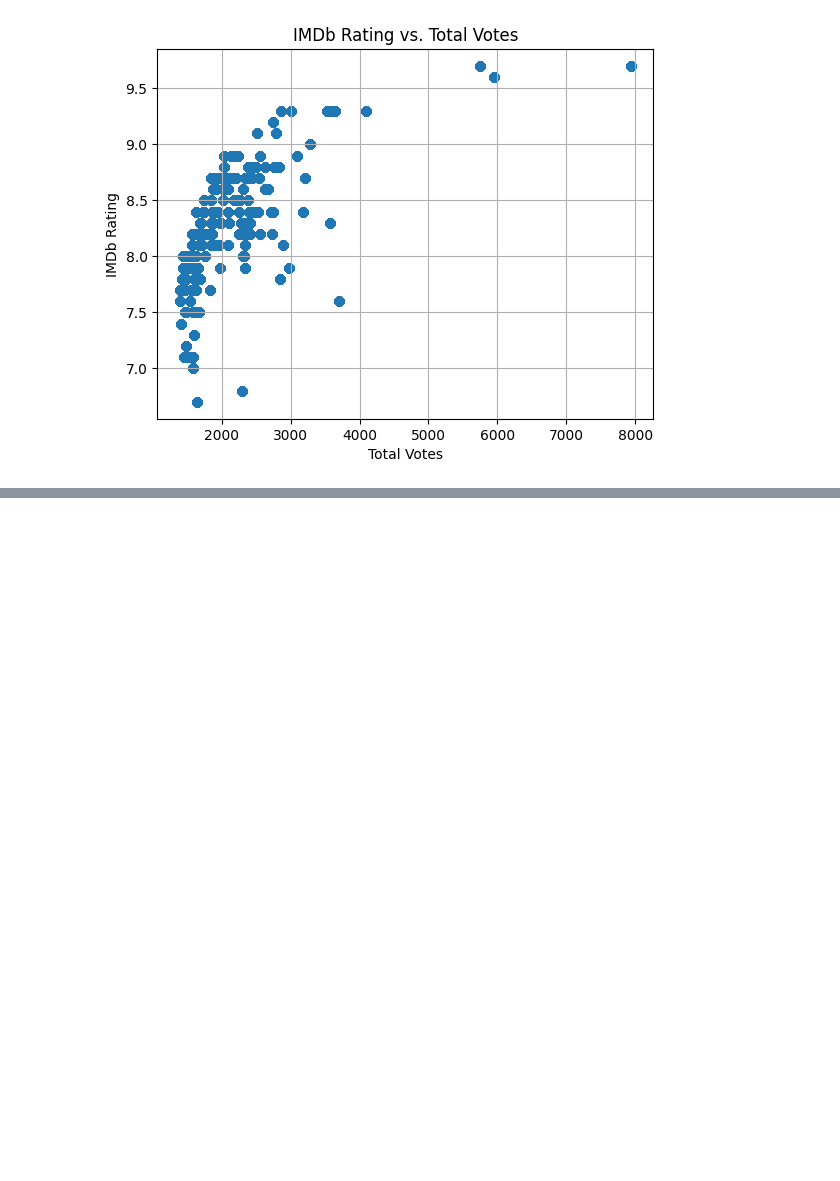
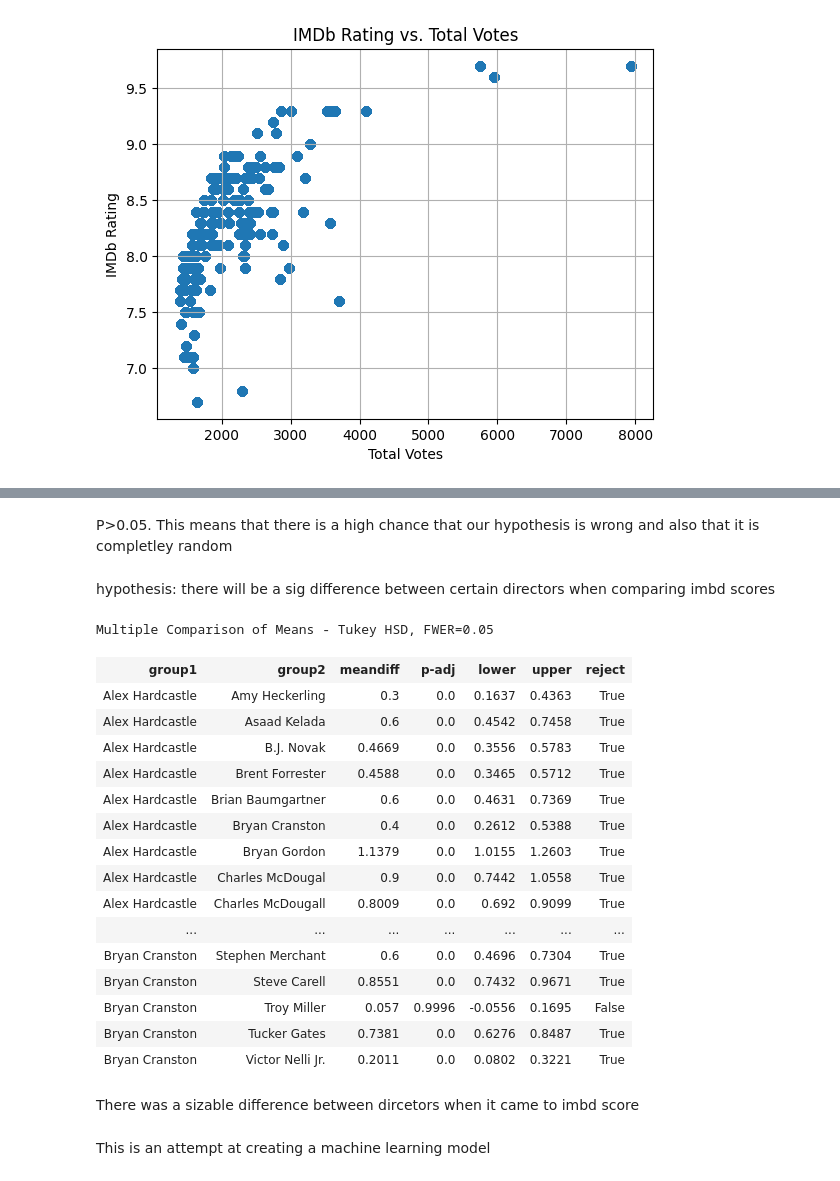
Before and after one commit to sirmelon/office-dataset, a Jupyter notebook: Office_dataset_project.ipynb, the cells around one changed output, grey strips where cells are left out. Cells and saved outputs as stored; diff of their text form; code cells hidden in the pictures; blank space fills up the shorter version.

```diff
--- a/Office_dataset_project.ipynb
+++ b/Office_dataset_project.ipynb
@@ -158,0 +184,38 @@ plt.show()
+# %% [markdown]
+P>0.05. This means that there is a high chance that our hypothesis is wrong and also that it is completley random
+# %% [markdown]
+hypothesis: there will be a sig difference between certain directors when comparing imbd scores
+# %%
+import statsmodels.stats.multicomp as mc
+
+
+# Prepare the comparison
+comp = mc.MultiComparison(office_df['imdb_rating'], office_df['director'])
+
+# Run Tukey's HSD test
+result = comp.tukeyhsd()
+
+# Show the results
+result.summary()
+# %% [output]
+Multiple Comparison of Means - Tukey HSD, FWER=0.05
+| group1 | group2 | meandiff | p-adj | lower | upper | reject |
+| Alex Hardcastle | Amy Heckerling | 0.3 | 0.0 | 0.1637 | 0.4363 | True |
+| Alex Hardcastle | Asaad Kelada | 0.6 | 0.0 | 0.4542 | 0.7458 | True |
+| Alex Hardcastle | B.J. Novak | 0.4669 | 0.0 | 0.3556 | 0.5783 | True |
+| Alex Hardcastle | Brent Forrester | 0.4588 | 0.0 | 0.3465 | 0.5712 | True |
+| Alex Hardcastle | Brian Baumgartner | 0.6 | 0.0 | 0.4631 | 0.7369 | True |
+| Alex Hardcastle | Bryan Cranston | 0.4 | 0.0 | 0.2612 | 0.5388 | True |
+| Alex Hardcastle | Bryan Gordon | 1.1379 | 0.0 | 1.0155 | 1.2603 | True |
+| Alex Hardcastle | Charles McDougal | 0.9 | 0.0 | 0.7442 | 1.0558 | True |
+| Alex Hardcastle | Charles McDougall | 0.8009 | 0.0 | 0.692 | 0.9099 | True |
+| ... | ... | ... | ... | ... | ... | ... |
+| Bryan Cranston | Stephen Merchant | 0.6 | 0.0 | 0.4696 | 0.7304 | True |
+| Bryan Cranston | Steve Carell | 0.8551 | 0.0 | 0.7432 | 0.9671 | True |
+| Bryan Cranston | Troy Miller | 0.057 | 0.9996 | -0.0556 | 0.1695 | False |
+| Bryan Cranston | Tucker Gates | 0.7381 | 0.0 | 0.6276 | 0.8487 | True |
+| Bryan Cranston | Victor Nelli Jr. | 0.2011 | 0.0 | 0.0802 | 0.3221 | True |
+# %% [markdown]
+There was a sizable difference between dircetors when it came to imbd score
+# %% [markdown]
+This is an attempt at creating a machine learning model
```
Also changed, not shown: parts of 12 cells of this notebook.
